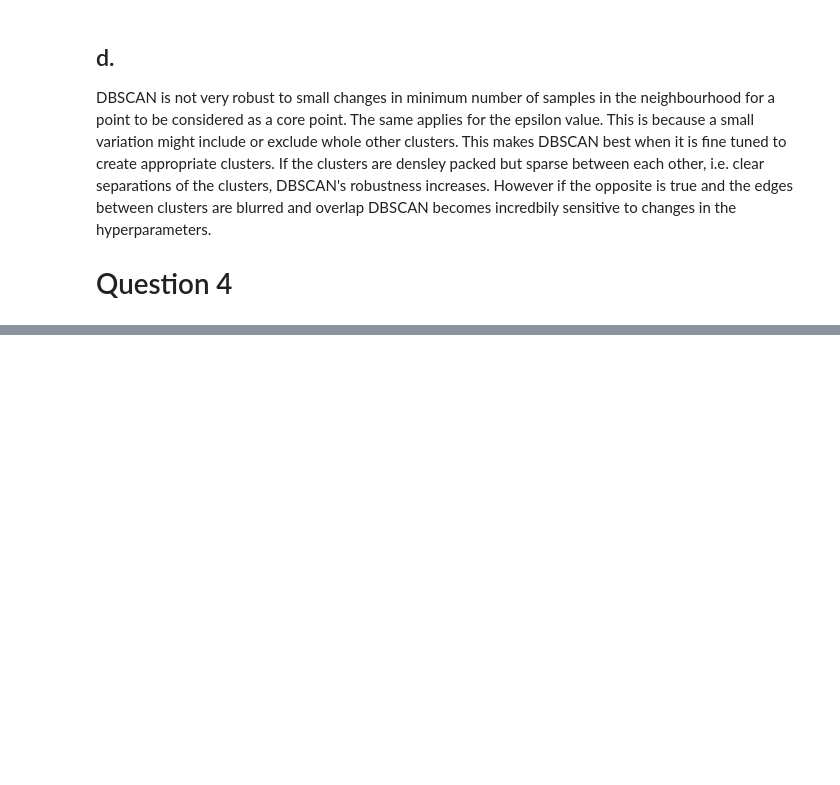
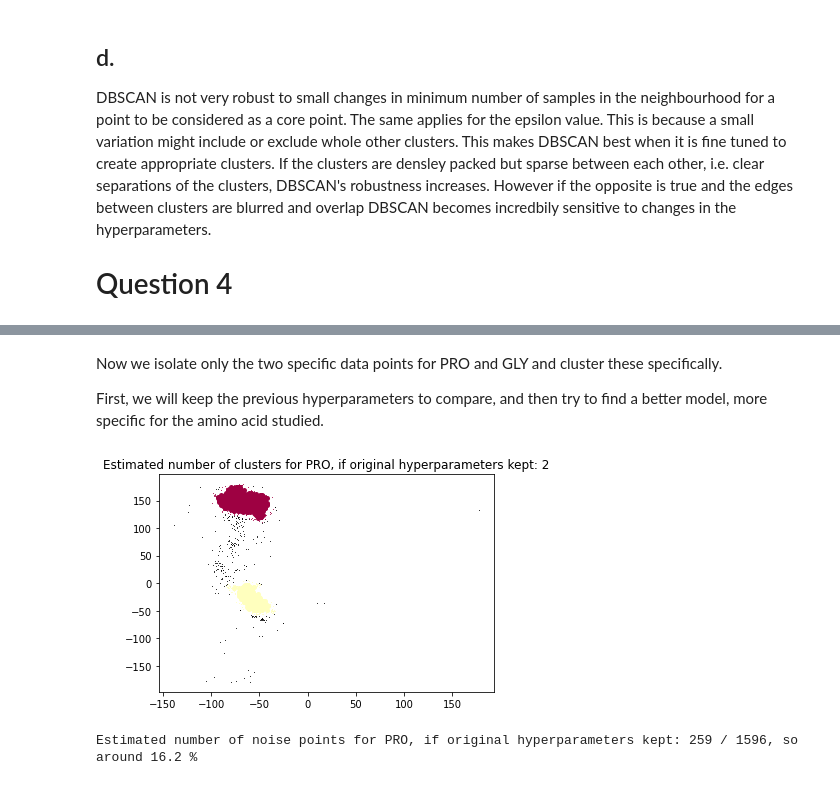
Before and after one commit to RomainTHD-UniStuff/DAT405_Introduction_to_Data_Science_and_AI, a Jupyter notebook: Assignment_3/Assignment_3.ipynb, the cells around one changed output, grey strips where cells are left out. Saved outputs shown, nothing was run; the diff lists cells and outputs as text; code cells hidden in the pictures; blank space fills up the shorter version.

```diff
--- a/Assignment_3/Assignment_3.ipynb
+++ b/Assignment_3/Assignment_3.ipynb
@@ -302,0 +302,9 @@ plt.show()"""
+# %% [markdown]
+Now we isolate only the two specific data points for PRO and GLY and cluster these specifically.
+
+First, we will keep the previous hyperparameters to compare, and then try to find a better model, more specific for the amino acid studied.
+# %%
+showDBSCAN(xPRO, yPRO, 9.1, 45, "Estimated number of clusters for PRO, if original hyperparameters kept", "Estimated number of noise points for PRO, if original hyperparameters kept")
+# %% [output]
+[figure, added]
+Estimated number of noise points for PRO, if original hyperparameters kept: 259 / 1596, so around 16.2 %
```
Also changed, not shown: parts of 13 cells of this notebook.
